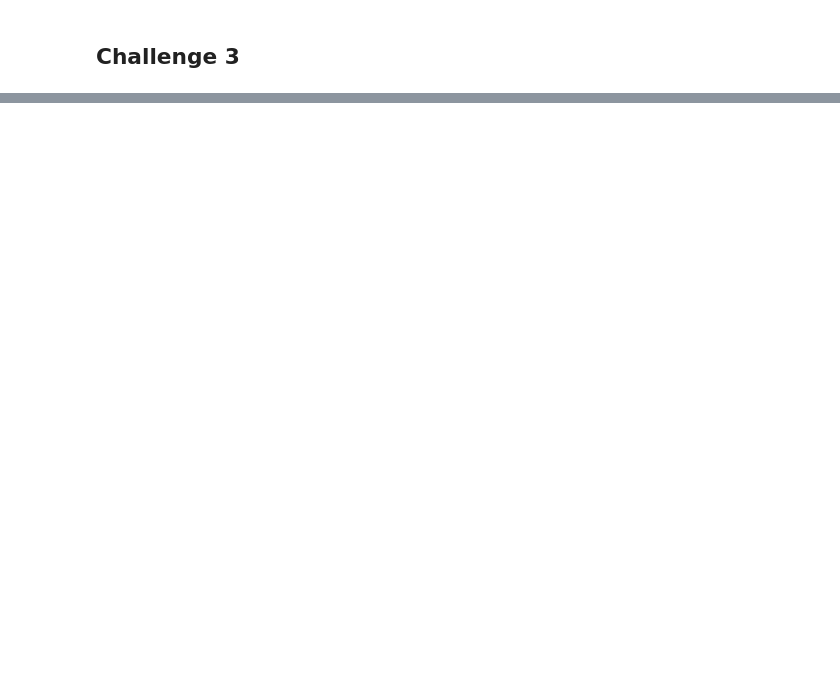
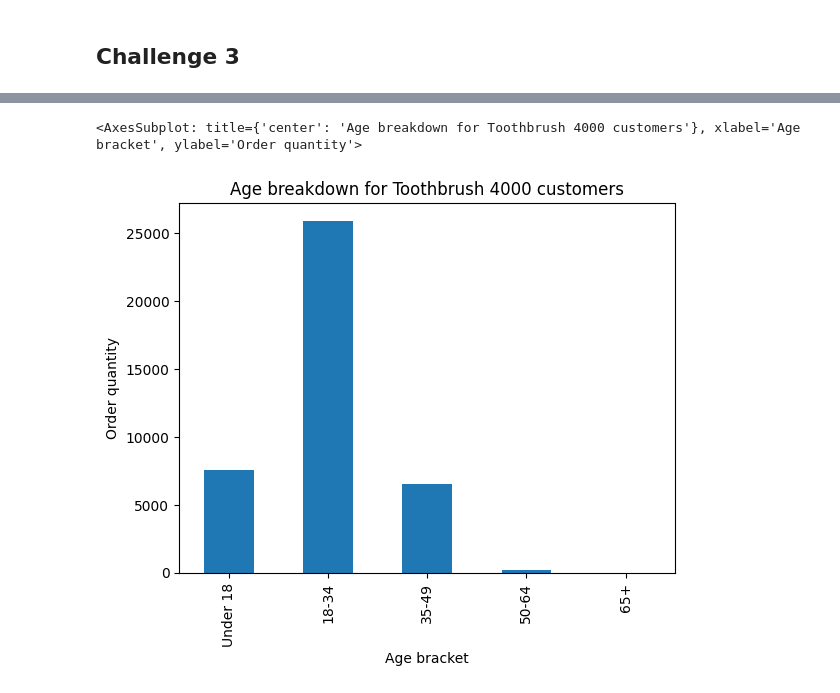
Before and after one commit to ArunMRK/Toothbrush, a Jupyter notebook: Toothbrush/ToothbrushXYZ.ipynb, the cells around one changed output, grey strips where cells are left out. Cells and saved outputs as stored; diff of their text form; code cells hidden in the pictures; blank space fills up the shorter version.

```diff
--- a/Toothbrush/ToothbrushXYZ.ipynb
+++ b/Toothbrush/ToothbrushXYZ.ipynb
@@ -351,0 +525,8 @@ Name: Delivery Date, dtype: int64
+# %%
+df_4000=df[df['toothbrush_type']=='Toothbrush 4000']
+df_4000.groupby('age_bracket').sum().plot(
+    kind='bar',y='order_quantity',xlabel='Age bracket',ylabel='Order quantity',legend=False,title='Age breakdown for Toothbrush 4000 customers'
+)
+# %% [output]
+<AxesSubplot: title={'center': 'Age breakdown for Toothbrush 4000 customers'}, xlabel='Age bracket', ylabel='Order quantity'>
+[figure, added]
```
Also changed, not shown: parts of 32 cells of this notebook.
